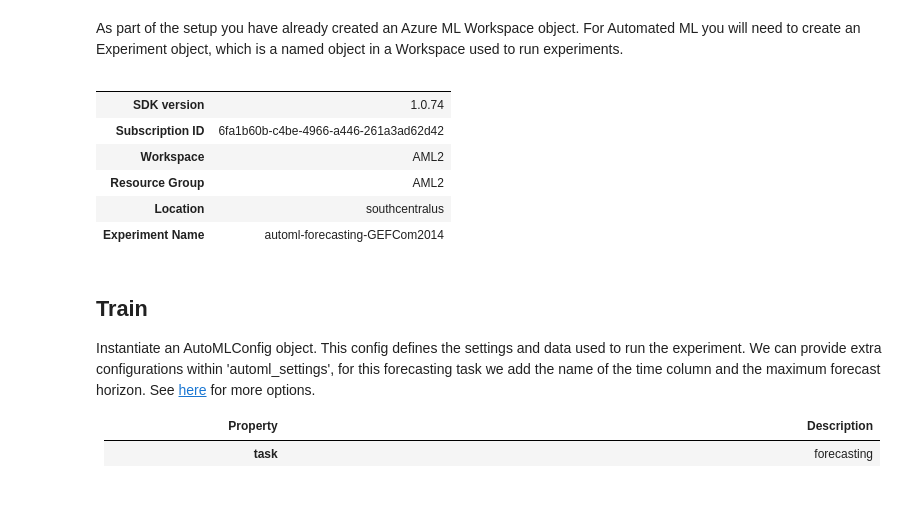
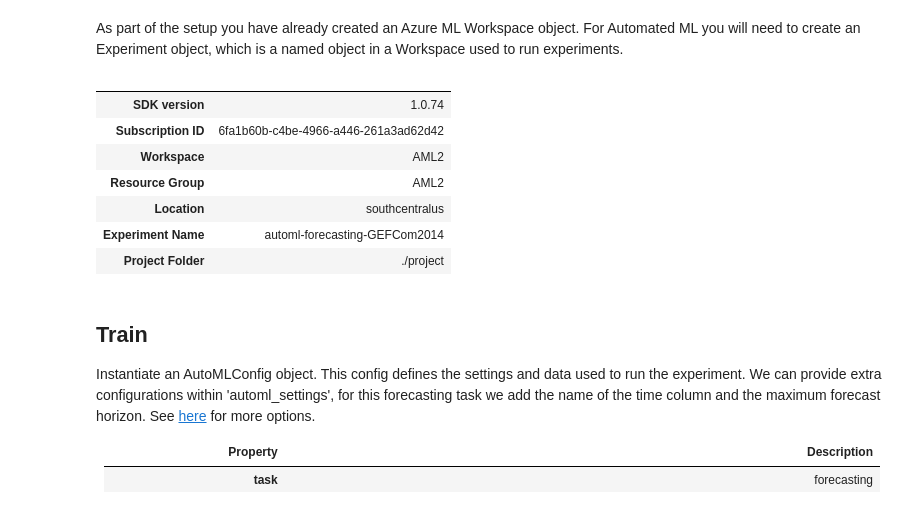
Before and after one commit to Azure/DeepLearningForTimeSeriesForecasting, a Jupyter notebook: automl/1_AzureAutoML_local.ipynb, the cells around one changed output. Cells and saved outputs as stored; diff of their text form; code cells hidden in the pictures.

```diff
--- a/automl/1_AzureAutoML_local.ipynb
+++ b/automl/1_AzureAutoML_local.ipynb
@@ -118,35 +139,38 @@ import azureml.core
 from azureml.core import Experiment, Workspace
 
 assert os.path.exists('config.json'), 'Download `config.json` from the Auzre Portal and place in this folder'
 
 ws = Workspace.from_config()
 
 # choose a name for the run history container in the workspace
 experiment_name = 'automl-forecasting-GEFCom2014'
 
-# project folder
-# project_folder = './sample_projects/automl-forecasting-energy-demand'
+# Define a project folder where artifacts will be stored
+project_folder = './project'
+os.makedirs(project_folder, exist_ok=True)
 
 experiment = Experiment(ws, experiment_name)
 
 output = {}
 output['SDK version'] = azureml.core.VERSION
 output['Subscription ID'] = ws.subscription_id
 output['Workspace'] = ws.name
 output['Resource Group'] = ws.resource_group
 output['Location'] = ws.location
 output['Experiment Name'] = experiment_name
+output['Project Folder'] = project_folder
 pd.set_option('display.max_colwidth', -1)
 outputDf = pd.DataFrame(data = output, index = [''])
 outputDf.T
 # %% [output]
 |  |  |
 | SDK version | 1.0.74 |
 | Subscription ID | 6fa1b60b-c4be-4966-a446-261a3ad62d42 |
 | Workspace | AML2 |
 | Resource Group | AML2 |
 | Location | southcentralus |
 | Experiment Name | automl-forecasting-GEFCom2014 |
+| Project Folder | ./project |
 # %% [markdown]
 ## Train
 
```
Also changed, not shown: parts of 57 cells of this notebook, 1 other file.
